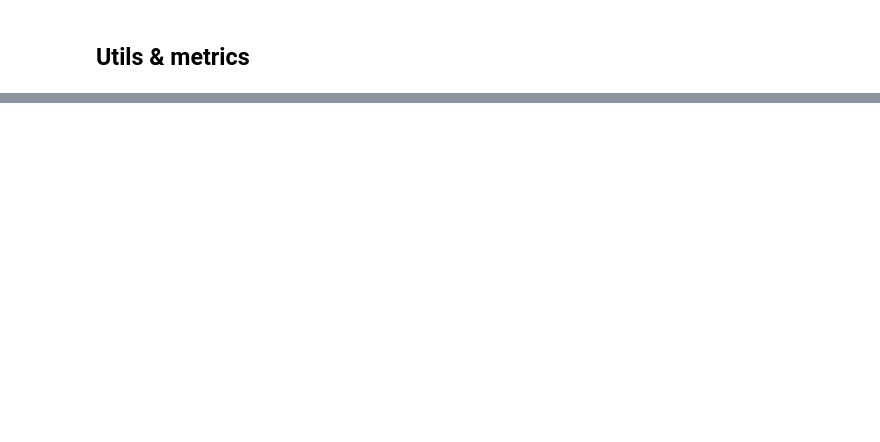
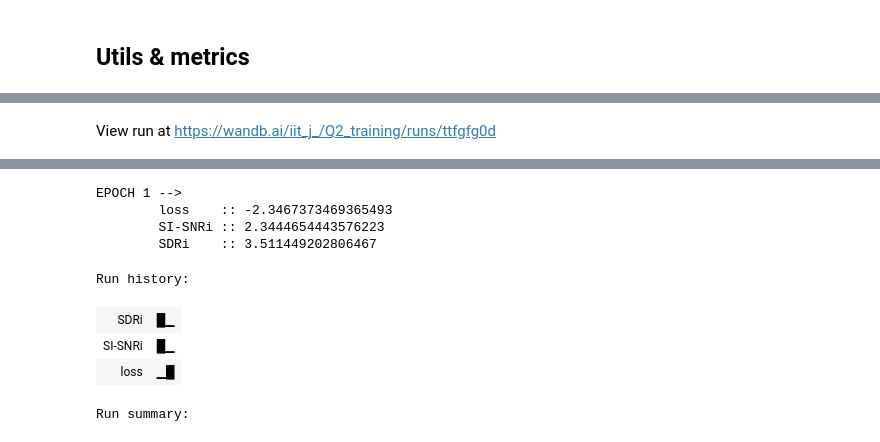
Before and after one commit to icees8/Speech-Understanding-Programming-Assignment-2, a Jupyter notebook: Q2.ipynb, the cells around one changed output, grey strips where cells are left out. Drawn from its saved outputs; the diff is of its cells as text; code cells hidden in the pictures; blank space fills up the shorter version.

```diff
--- a/Q2.ipynb
+++ b/Q2.ipynb
@@ -371,30 +398,32 @@ NameError: name 'test_set' is not defined
 # %%
-EPOCHS = 5
+EPOCHS = 2
 
 from speechbrain.nnet.losses import get_si_snr_with_pitwrapper as sisnr_loss
 from tqdm.notebook import tqdm
-
-optimizer  = torch.optim.Adam(model.parameters(), lr = 15e-5)
-criterion  = sisnr_loss
+from torch.cuda.amp import GradScaler
+import copy
 
 clip_grad_norm = 5
 loss_upper_lim = 999999
 
-from torch.cuda.amp import GradScaler
 scaler = GradScaler()
 
-model.train()
+finetuned_model = copy.deepcopy(model)
+finetuned_model.train()
 
-for param in model.parameters():
+optimizer  = torch.optim.Adam(finetuned_model.parameters(), lr = 15e-5)
+criterion  = sisnr_loss
+
+for param in finetuned_model.parameters():
     param.requires_grad = True
 
-# run = wandb.init(
-#     project="Q2_training",
-#     config={
-#         "learning_rate": optimizer.param_groups[-1]['lr'],
-#         "epochs": EPOCHS,
-#     },
-# )
+wandb.init(
+    project="Q2_training",
+    config={
+        "learning_rate": optimizer.param_groups[-1]['lr'],
+        "epochs": EPOCHS,
+    },
+)
 
 for epoch in range(EPOCHS):
 
@@ -408,16 +437,14 @@ for epoch in range(EPOCHS):
     nonfinite_count = 0
 
     with torch.autocast(dtype=torch.float16, device_type=torch.device(device).type):
-        for i , row in tqdm(train_set.iterrows()):
-        # for i , row in tqdm(enumerate(range(10))):
 
-            # sr1 = load_audio(row.source_1_path)
-            # sr2 = load_audio(row.source_2_path)
-            # mix = load_audio(row.mixture_path)
+        pbar = tqdm(list(train_set.iterrows()))
+        for i , row in pbar:
 
-            # sr1 = torch.rand(1,80000)
-            # sr2 = torch.rand(1,80000)
-            # mix = torch.rand(1,80000)
+            # added a limit for 80000 sample points in audio, to accomodate with the hardware resources i have
+            sr1 = load_audio(row.source_1_path)[:, :80000]
+            sr2 = load_audio(row.source_2_path)[:, :80000]
+            mix = load_audio(row.mixture_path )[:, :80000]
 
             sr1 = sr1.to(device)
             sr2 = sr2.to(device)
@@ -425,7 +452,7 @@ for epoch in range(EPOCHS):
 
             optimizer.zero_grad(set_to_none = True)
 
-            output = model(mix)
+            output = finetuned_model(mix)
             target = torch.stack([sr1,sr2],dim=2)
 
             loss_value = criterion(output , target)
@@ -439,7 +466,7 @@ for epoch in range(EPOCHS):
                 if clip_grad_norm >= 0:
                     scaler.unscale_(optimizer)
                     torch.nn.utils.clip_grad_norm_(
-                        model.parameters(),
+                        finetuned_model.parameters(),
                         clip_grad_norm,
                     )
                 scaler.step(optimizer)
@@ -448,15 +475,23 @@ for epoch in range(EPOCHS):
                 nonfinite_count += 1
                 loss_value.data = torch.tensor(0).to(device)
 
-        mix = mix.unsqueeze(-1)
+            mix = mix.unsqueeze(-1)
 
-        loss.append((loss_value))
-        sisnri.append((sisnri_func(mix , output , target)))
-        sdri.append((sdri_func(mix, output , target)))
+            loss.append((loss_value).detach().cpu().tolist())
+            sisnri.append((sisnri_func(mix , output , target)).detach().cpu().tolist())
+            sdri.append((sdri_func(mix, output , target)).detach().cpu().tolist())
 
-    # dataset_size = len(train_set)
-    # print(dataset_size)
+    epoch_loss = np.mean(loss)
+    epoch_sisnri = np.mean(sisnri)
+    epoch_sdri = np.mean(sdri)
 
-    epoch_loss = loss
+    print(f"EPOCH {epoch} -->")
+    print(f"\tloss    :: {epoch_loss}")
+    print(f"\tSI-SNRi :: {epoch_sisnri}")
+    print(f"\tSDRi    :: {epoch_sdri}")
 
+    wandb.log({"loss": epoch_loss, "SI-SNRi": epoch_sisnri, "SDRi": epoch_sdri})
+
+wandb.finish()
 optimizer.zero_grad(set_to_none = True)
+# %% [output]
@@ -462,0 +502 @@ optimizer.zero_grad(set_to_none = True)
+View run at https://wandb.ai/iit_j_/Q2_training/runs/ttfgfg0d
@@ -462,0 +507,9 @@ optimizer.zero_grad(set_to_none = True)
+EPOCH 1 -->
+        loss    :: -2.3467373469365493
+        SI-SNRi :: 2.3444654443576223
+        SDRi    :: 3.511449202806467
+Run history:
+| SDRi | █▁ |
+| SI-SNRi | █▁ |
+| loss | ▁█ |
+Run summary:
```
Also changed, not shown: parts of 24 cells of this notebook.
